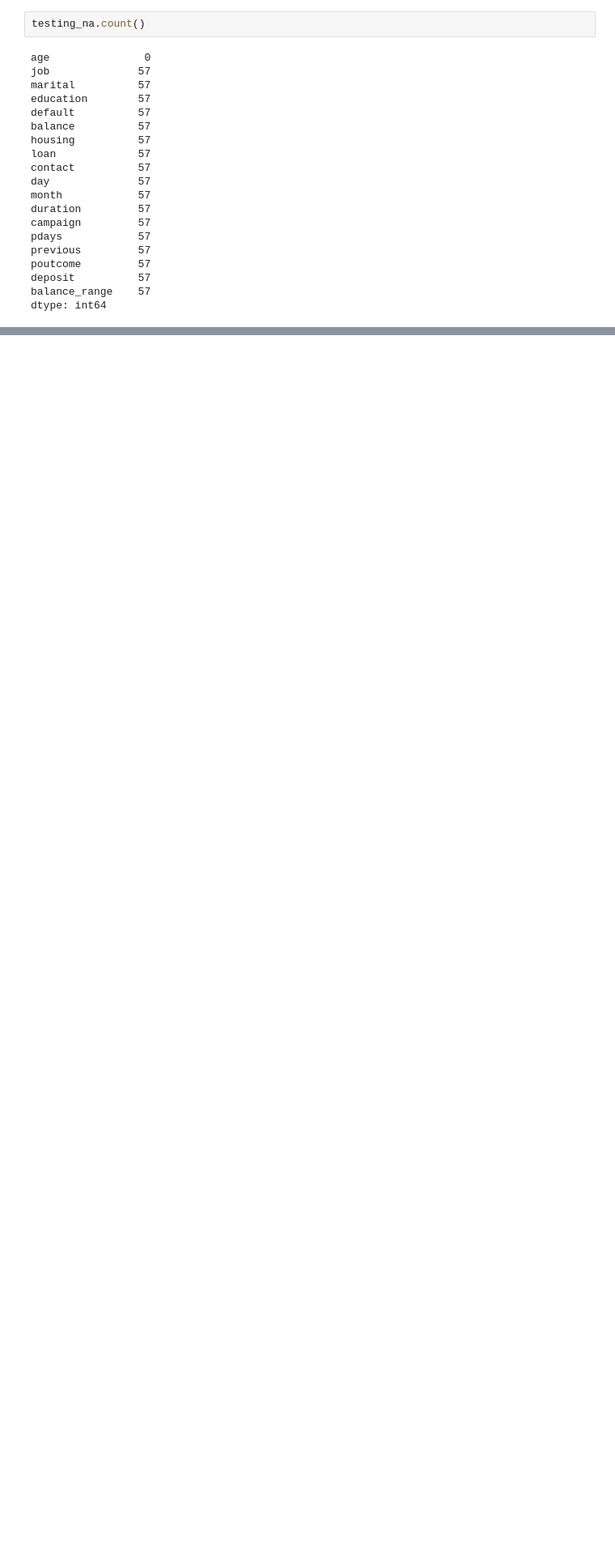
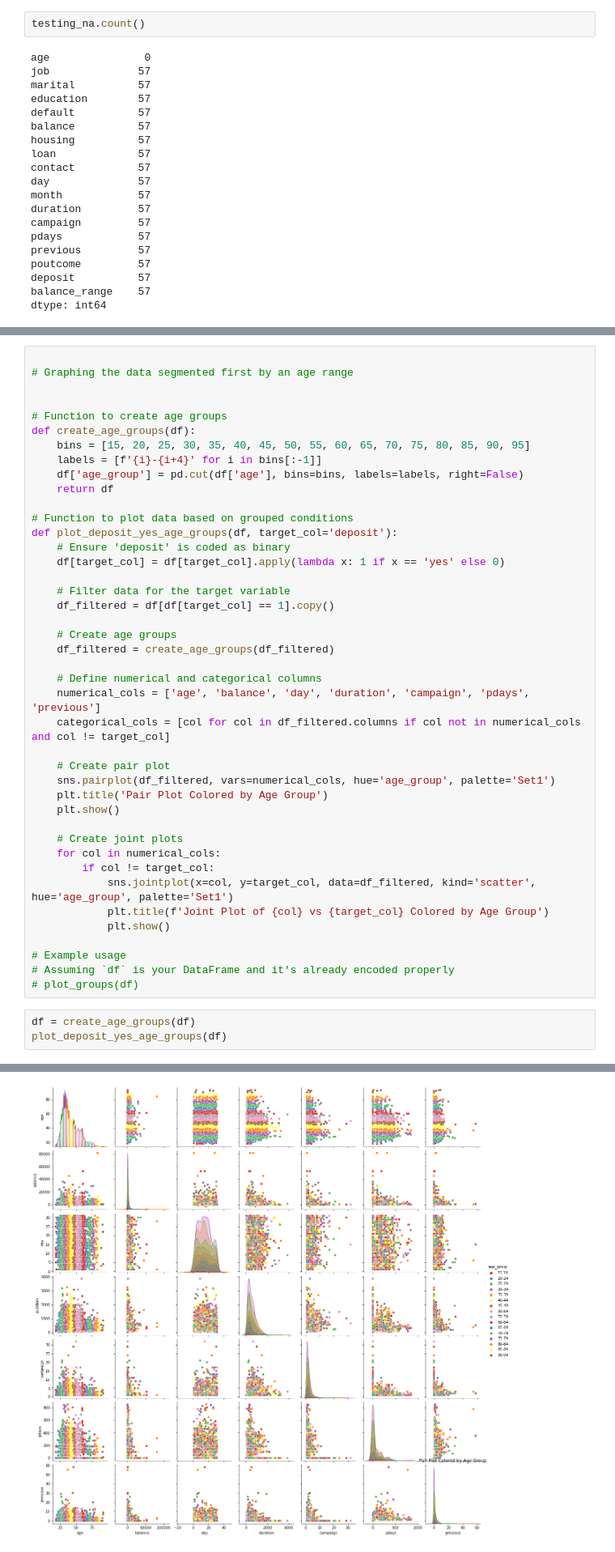
Before and after one commit to jorgeroldan5/Data-Science-Programming-ADS-500B---Final-Project, a Jupyter notebook: Data-cleaning.ipynb, the cells around one changed output, grey strips where cells are left out. Shown at 81% size. Cells and saved outputs as stored; diff of their text form; blank space fills up the shorter version.

```diff
--- a/Data-cleaning.ipynb
+++ b/Data-cleaning.ipynb
@@ -339,0 +305,46 @@ replacement_tracking
+# %%
+
+# Graphing the data segmented first by an age range
+
+
+# Function to create age groups
+def create_age_groups(df):
+    bins = [15, 20, 25, 30, 35, 40, 45, 50, 55, 60, 65, 70, 75, 80, 85, 90, 95]
+    labels = [f'{i}-{i+4}' for i in bins[:-1]]
+    df['age_group'] = pd.cut(df['age'], bins=bins, labels=labels, right=False)
+    return df
+
+# Function to plot data based on grouped conditions
+def plot_deposit_yes_age_groups(df, target_col='deposit'):
+    # Ensure 'deposit' is coded as binary
+    df[target_col] = df[target_col].apply(lambda x: 1 if x == 'yes' else 0)
+
+    # Filter data for the target variable
+    df_filtered = df[df[target_col] == 1].copy()
+
+    # Create age groups
+    df_filtered = create_age_groups(df_filtered)
+
+    # Define numerical and categorical columns
+    numerical_cols = ['age', 'balance', 'day', 'duration', 'campaign', 'pdays', 'previous']
+    categorical_cols = [col for col in df_filtered.columns if col not in numerical_cols and col != target_col]
+
+    # Create pair plot
+    sns.pairplot(df_filtered, vars=numerical_cols, hue='age_group', palette='Set1')
+    plt.title('Pair Plot Colored by Age Group')
+    plt.show()
+
+    # Create joint plots
+    for col in numerical_cols:
+        if col != target_col:
+            sns.jointplot(x=col, y=target_col, data=df_filtered, kind='scatter', hue='age_group', palette='Set1')
+            plt.title(f'Joint Plot of {col} vs {target_col} Colored by Age Group')
+            plt.show()
+
+# Example usage
+# Assuming `df` is your DataFrame and it's already encoded properly
+# plot_groups(df)
+# %%
+df = create_age_groups(df)
+plot_deposit_yes_age_groups(df)
+# %% [output]
@@ -339,0 +361 @@ replacement_tracking
+[figure, added]
```
Also changed, not shown: parts of 12 cells of this notebook, 16 other files.
